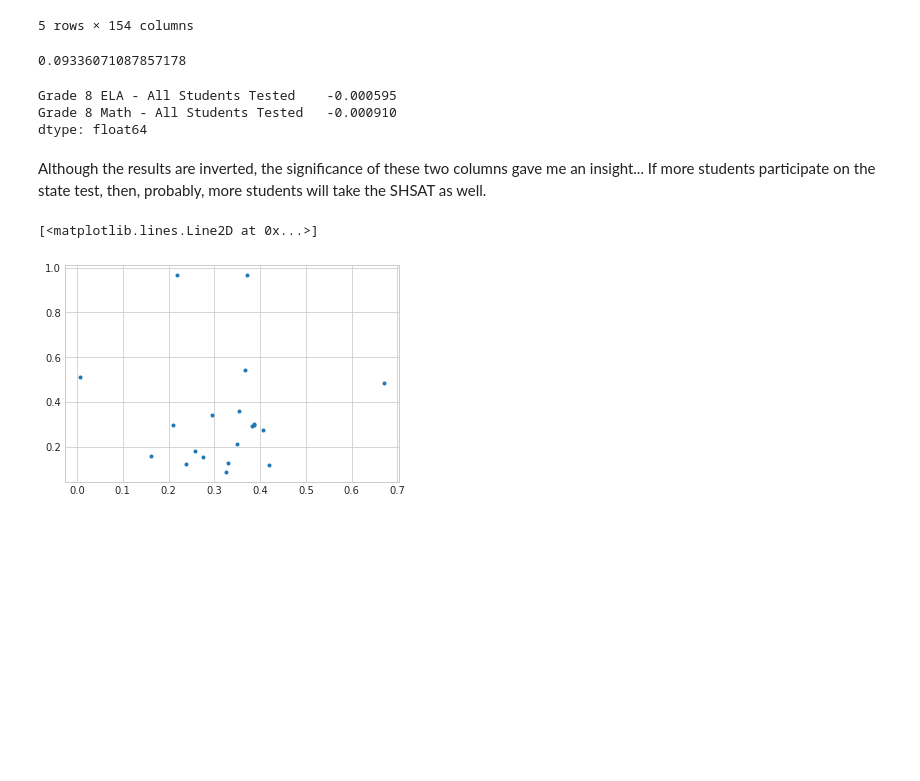
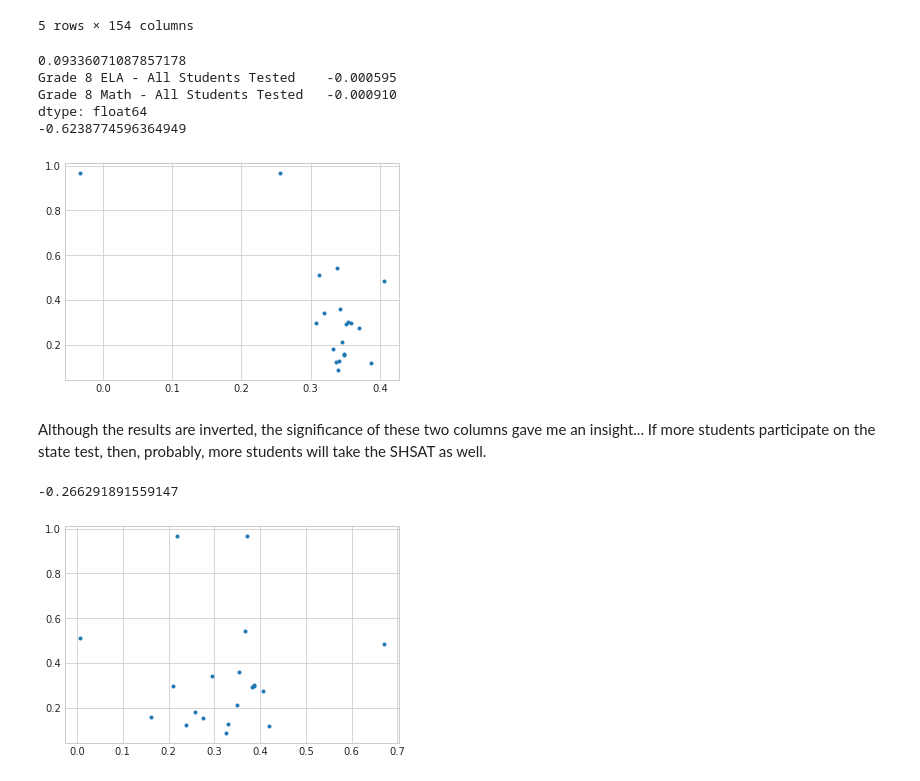
Before and after one commit to araraonline/kag-passnyc, a Jupyter notebook: notebooks/02-applying-for-the-test.ipynb, the cells around one changed output. Saved outputs shown, nothing was run; the diff lists cells and outputs as text; code cells hidden in the pictures; blank space fills up the shorter version.

```diff
--- a/notebooks/02-applying-for-the-test.ipynb
+++ b/notebooks/02-applying-for-the-test.ipynb
@@ -222,7 +222,9 @@ df.head()
 | 05M161 | 5 | 40.817721 | -73.952459 | -1 | 8 | 0 | 0.875 | ... |
 5 rows × 154 columns
 # %%
-from sklearn.linear_model import LassoCV
+from sklearn.metrics import r2_score
+from sklearn.linear_model import LassoCV, LinearRegression
+from sklearn.model_selection import cross_val_predict, LeaveOneOut
 
 columns = [
  'District',
@@ -373,43 +375,48 @@ columns = [
  'Grade 8 Math 4s - Asian or Pacific Islander',
  'Grade 8 Math 4s - White',
  'Grade 8 Math 4s - Multiracial',
  'Grade 8 Math 4s - Limited English Proficient',
  'Grade 8 Math 4s - Economically Disadvantaged',
 #  'School Income Estimate',
  'Enrollment on 10/31',
 #  'Number of students who registered for the SHSAT',
  'Percentage of Students who registered for the SHSAT'
 ]
 
 d = df.copy()
 d = d[columns]
 
 # didn't work
 # d['Percentage ELA'] = d['Grade 8 ELA - All Students Tested'] / d['Enrollment on 10/31']
 # d['Percentage Math'] = d['Grade 8 Math - All Students Tested'] / d['Enrollment on 10/31']
 # d = d.drop('Grade 8 ELA - All Students Tested', axis=1)
 # d = d.drop('Grade 8 Math - All Students Tested', axis=1)
 
 labels = d['Percentage of Students who registered for the SHSAT']
 d = d.drop(['Percentage of Students who registered for the SHSAT'], axis=1)
 
 model = LassoCV(n_jobs=-1, max_iter=100000)
 model.fit(d, labels)
 print(model.score(d, labels))
 
 s = pd.Series(model.coef_, index=d.columns).sort_values()[::-1]
-s[s != 0]
+print(s[s != 0])
+
+predictions = cross_val_predict(model, d, labels, cv=LeaveOneOut())
+plt.plot(predictions, labels, '.')
+
+score = r2_score(labels, predictions)
+print(score)
 # %% [output]
 0.09336071087857178
+Grade 8 ELA - All Students Tested    -0.000595
+Grade 8 Math - All Students Tested   -0.000910
+dtype: float64
+-0.6238774596364949
-Grade 8 ELA - All Students Tested    -0.000595
-Grade 8 Math - All Students Tested   -0.000910
-dtype: float64
+[figure, added]
 # %% [markdown]
 Although the results are inverted, the significance of these two columns gave me an insight... If more students participate on the state test, then, probably, more students will take the SHSAT as well.
 # %%
-from sklearn.model_selection import cross_val_predict, LeaveOneOut
-from sklearn.linear_model import LinearRegression
-
 columns = [
  'Grade 8 ELA - All Students Tested',
  'Grade 8 Math - All Students Tested',
@@ -425,6 +432,9 @@ d = d.drop(['Percentage of Students who registered for the SHSAT'], axis=1)
 
 predictions = cross_val_predict(LinearRegression(), d, labels, cv=LeaveOneOut())
 plt.plot(predictions, labels, '.')
+
+score = r2_score(labels, predictions)
+print(score)
 # %% [output]
-[<matplotlib.lines.Line2D at 0x...>]
+-0.266291891559147
 [figure]
```
Also changed, not shown: parts of 14 cells of this notebook.
